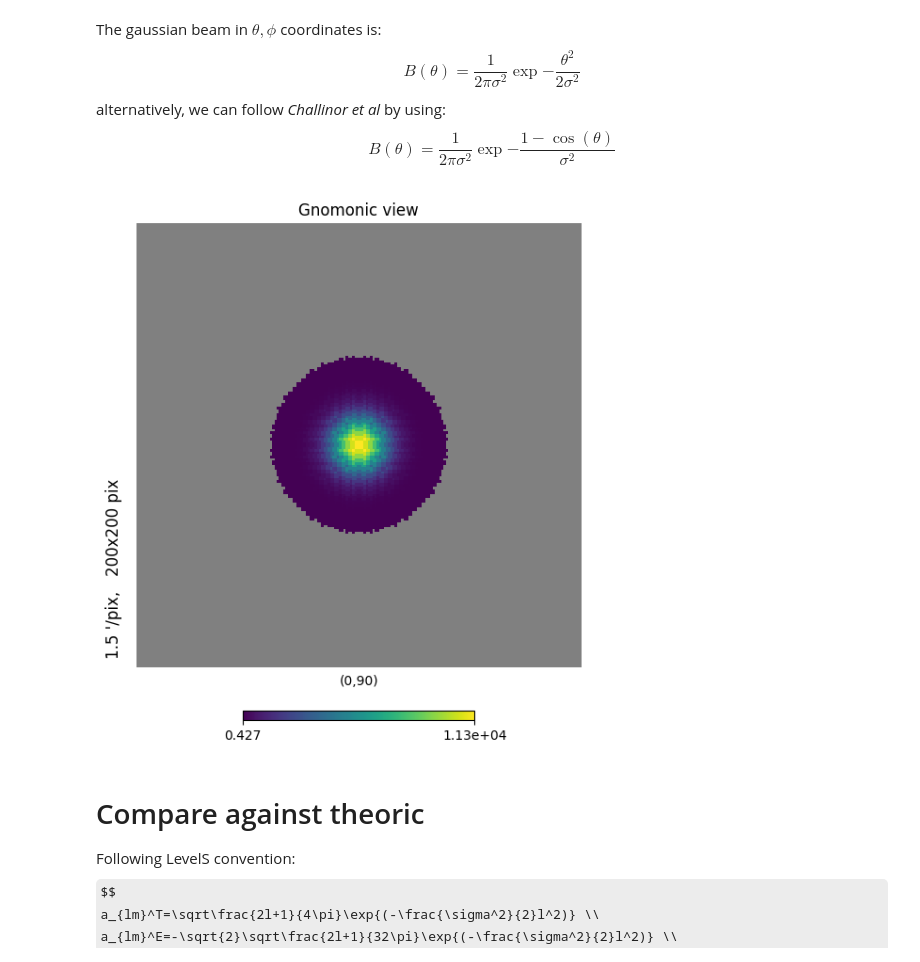
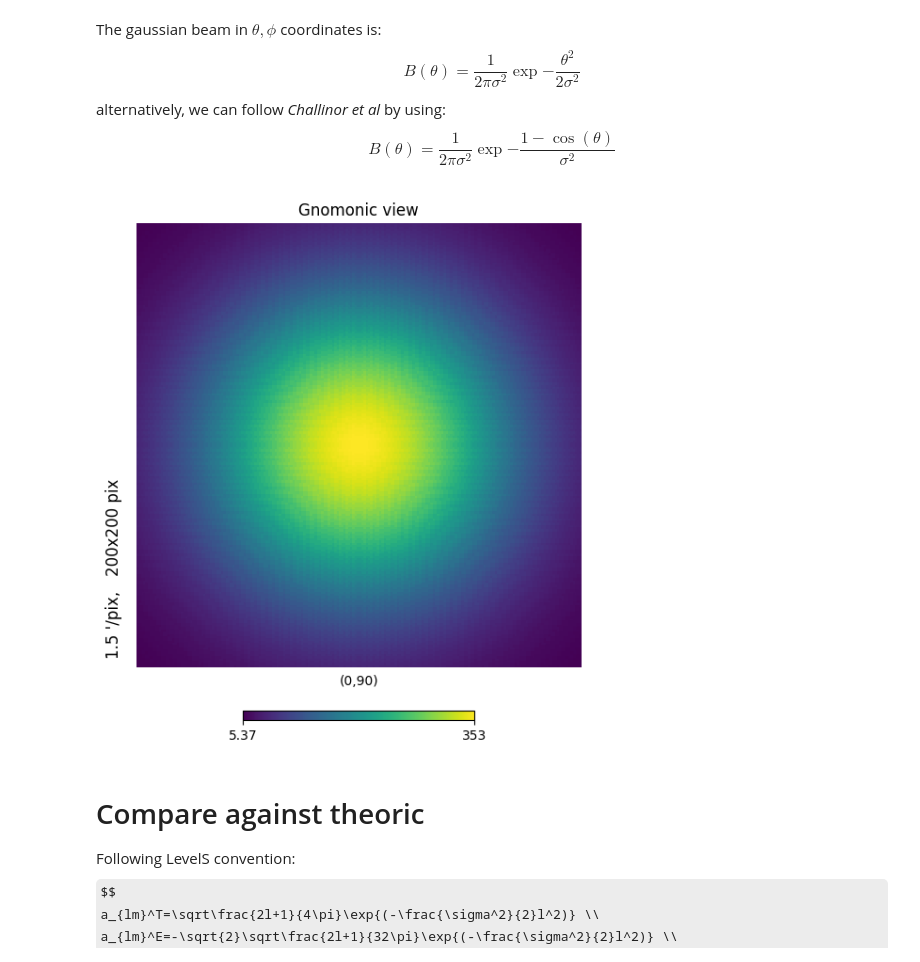
Before and after one commit to teob97/grasp2alm, a Jupyter notebook: notebooks/test.ipynb, the cells around one changed output. Cells and saved outputs as stored; diff of their text form; code cells hidden in the pictures; some formulas as TeX source.

Commit message:
Modified gauss unit test to include both cut and grd

```diff
--- a/notebooks/test.ipynb
+++ b/notebooks/test.ipynb
@@ -52,16 +52,16 @@ if os.path.exists('prova.cut'):
 outOftheta_val = hp.UNSEEN
 cpolar = cut.to_polar(copol_axis="y")
 # %%
-#prova = gauss.write2thetaphigrid("test.grd", 0.0, 0.0, 360, 90, 61, 30000)
-#grid = g2a.BeamGrid("test.grd")
-#grid = grid.to_polar(copol_axis = "y")
-#grid = grid.to_map(nside, outOftheta_val=outOftheta_val, interp_method='linear')
+prova = gauss.write2thetaphigrid("test.grd", 0.0, 0.0, 360, -vini, 71, 30001)
+grid = g2a.BeamGrid("test.grd")
+grid = grid.to_polar(copol_axis = "y")
+cmap = grid.to_map(nside, outOftheta_val=outOftheta_val, interp_method='cubic')
 #hp.gnomview(grid.map[0], rot=[0,90])
 # %%
-cmap = cpolar.to_map(nside, outOftheta_val=outOftheta_val, interp_method='pchip')
+#cmap = cpolar.to_map(nside, outOftheta_val=outOftheta_val, interp_method='linear')
 hp.gnomview(cmap.map[0], rot=[0,90])
 # %% [output]
-[figure, old version]
+[figure, new version]
 # %%
 # Rotate the beam into x-direction
 #rot_matrix = (0,-90,0)
```
Also changed, not shown: parts of 5 cells of this notebook, 3 other files.
